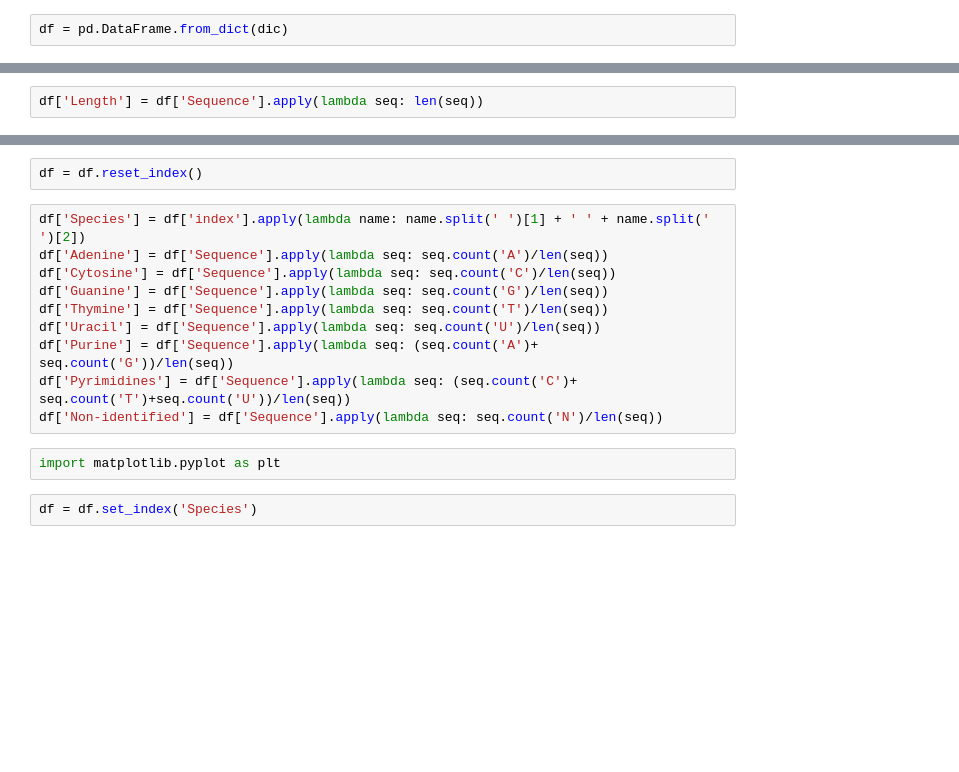
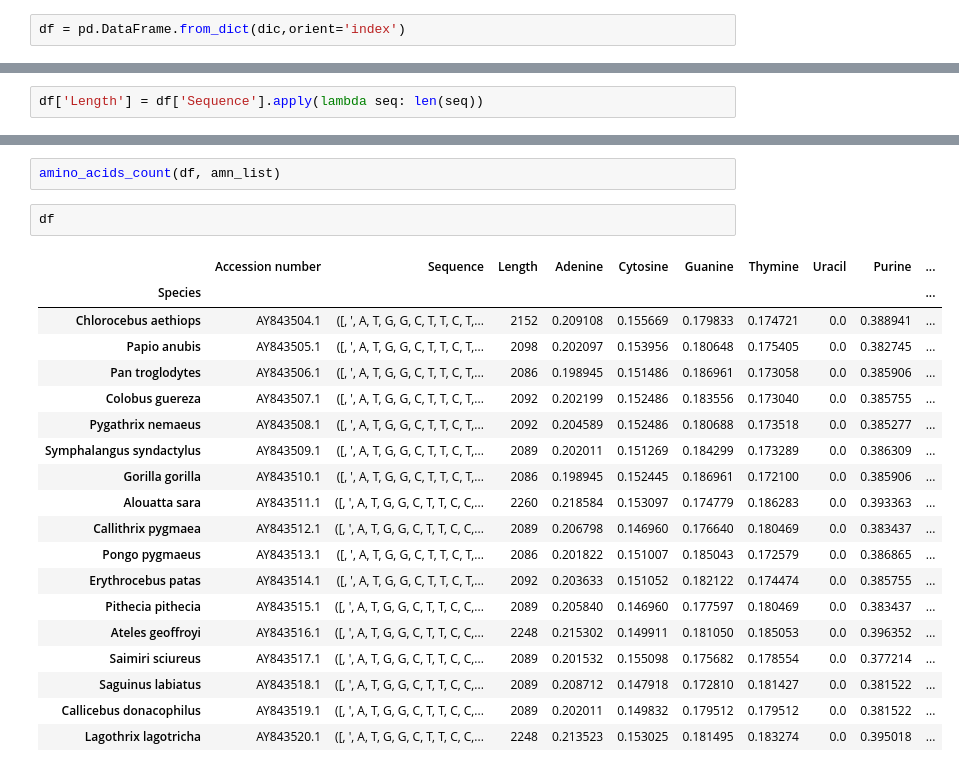
Before and after one commit to viniciusd-avila/phylogenetic-analysis, a Jupyter notebook: notebook.ipynb, the cells around one changed output, grey strips where cells are left out. Cells and saved outputs as stored; diff of their text form; blank space fills up the shorter version.

```diff
--- a/notebook.ipynb
+++ b/notebook.ipynb
@@ -15,3 +16,3 @@ import pandas as pd
 # %%
-df = pd.DataFrame.from_dict(dic)
+df = pd.DataFrame.from_dict(dic,orient='index')
 # %%
@@ -23,17 +88,25 @@ df['Length'] = df['Sequence'].apply(lambda seq: len(seq))
+# %%
+amino_acids_count(df, amn_list)
 # %%
-df = df.reset_index()
+df
+# %% [output]
+|  | Accession number | Sequence | Length | Adenine | Cytosine | Guanine | Thymine | Uracil | Purine | ... |
+| Species |  |  |  |  |  |  |  |  |  | ... |
+| Chlorocebus aethiops | AY843504.1 | ([, ', A, T, G, G, C, T, T, C, T,... | 2152 | 0.209108 | 0.155669 | 0.179833 | 0.174721 | 0.0 | 0.388941 | ... |
+| Papio anubis | AY843505.1 | ([, ', A, T, G, G, C, T, T, C, T,... | 2098 | 0.202097 | 0.153956 | 0.180648 | 0.175405 | 0.0 | 0.382745 | ... |
+| Pan troglodytes | AY843506.1 | ([, ', A, T, G, G, C, T, T, C, T,... | 2086 | 0.198945 | 0.151486 | 0.186961 | 0.173058 | 0.0 | 0.385906 | ... |
+| Colobus guereza | AY843507.1 | ([, ', A, T, G, G, C, T, T, C, T,... | 2092 | 0.202199 | 0.152486 | 0.183556 | 0.173040 | 0.0 | 0.385755 | ... |
+| Pygathrix nemaeus | AY843508.1 | ([, ', A, T, G, G, C, T, T, C, T,... | 2092 | 0.204589 | 0.152486 | 0.180688 | 0.173518 | 0.0 | 0.385277 | ... |
+| Symphalangus syndactylus | AY843509.1 | ([, ', A, T, G, G, C, T, T, C, T,... | 2089 | 0.202011 | 0.151269 | 0.184299 | 0.173289 | 0.0 | 0.386309 | ... |
+| Gorilla gorilla | AY843510.1 | ([, ', A, T, G, G, C, T, T, C, T,... | 2086 | 0.198945 | 0.152445 | 0.186961 | 0.172100 | 0.0 | 0.385906 | ... |
+| Alouatta sara | AY843511.1 | ([, ', A, T, G, G, C, T, T, C, C,... | 2260 | 0.218584 | 0.153097 | 0.174779 | 0.186283 | 0.0 | 0.393363 | ... |
+| Callithrix pygmaea | AY843512.1 | ([, ', A, T, G, G, C, T, T, C, C,... | 2089 | 0.206798 | 0.146960 | 0.176640 | 0.180469 | 0.0 | 0.383437 | ... |
+| Pongo pygmaeus | AY843513.1 | ([, ', A, T, G, G, C, T, T, C, T,... | 2086 | 0.201822 | 0.151007 | 0.185043 | 0.172579 | 0.0 | 0.386865 | ... |
+| Erythrocebus patas | AY843514.1 | ([, ', A, T, G, G, C, T, T, C, T,... | 2092 | 0.203633 | 0.151052 | 0.182122 | 0.174474 | 0.0 | 0.385755 | ... |
+| Pithecia pithecia | AY843515.1 | ([, ', A, T, G, G, C, T, T, C, C,... | 2089 | 0.205840 | 0.146960 | 0.177597 | 0.180469 | 0.0 | 0.383437 | ... |
+| Ateles geoffroyi | AY843516.1 | ([, ', A, T, G, G, C, T, T, C, C,... | 2248 | 0.215302 | 0.149911 | 0.181050 | 0.185053 | 0.0 | 0.396352 | ... |
+| Saimiri sciureus | AY843517.1 | ([, ', A, T, G, G, C, T, T, C, C,... | 2089 | 0.201532 | 0.155098 | 0.175682 | 0.178554 | 0.0 | 0.377214 | ... |
+| Saguinus labiatus | AY843518.1 | ([, ', A, T, G, G, C, T, T, C, C,... | 2089 | 0.208712 | 0.147918 | 0.172810 | 0.181427 | 0.0 | 0.381522 | ... |
+| Callicebus donacophilus | AY843519.1 | ([, ', A, T, G, G, C, T, T, C, C,... | 2089 | 0.202011 | 0.149832 | 0.179512 | 0.179512 | 0.0 | 0.381522 | ... |
+| Lagothrix lagotricha | AY843520.1 | ([, ', A, T, G, G, C, T, T, C, C,... | 2248 | 0.213523 | 0.153025 | 0.181495 | 0.183274 | 0.0 | 0.395018 | ... |
-# %%
-df['Species'] = df['index'].apply(lambda name: name.split(' ')[1] + ' ' + name.split(' ')[2])
-df['Adenine'] = df['Sequence'].apply(lambda seq: seq.count('A')/len(seq))
-df['Cytosine'] = df['Sequence'].apply(lambda seq: seq.count('C')/len(seq))
-df['Guanine'] = df['Sequence'].apply(lambda seq: seq.count('G')/len(seq))
-df['Thymine'] = df['Sequence'].apply(lambda seq: seq.count('T')/len(seq))
-df['Uracil'] = df['Sequence'].apply(lambda seq: seq.count('U')/len(seq))
-df['Purine'] = df['Sequence'].apply(lambda seq: (seq.count('A')+ seq.count('G'))/len(seq))
-df['Pyrimidines'] = df['Sequence'].apply(lambda seq: (seq.count('C')+ seq.count('T')+seq.count('U'))/len(seq))
-df['Non-identified'] = df['Sequence'].apply(lambda seq: seq.count('N')/len(seq))
-# %%
-import matplotlib.pyplot as plt
-# %%
-df = df.set_index('Species')
 # %%
```
Also changed, not shown: parts of 11 cells of this notebook, 2 other files.
